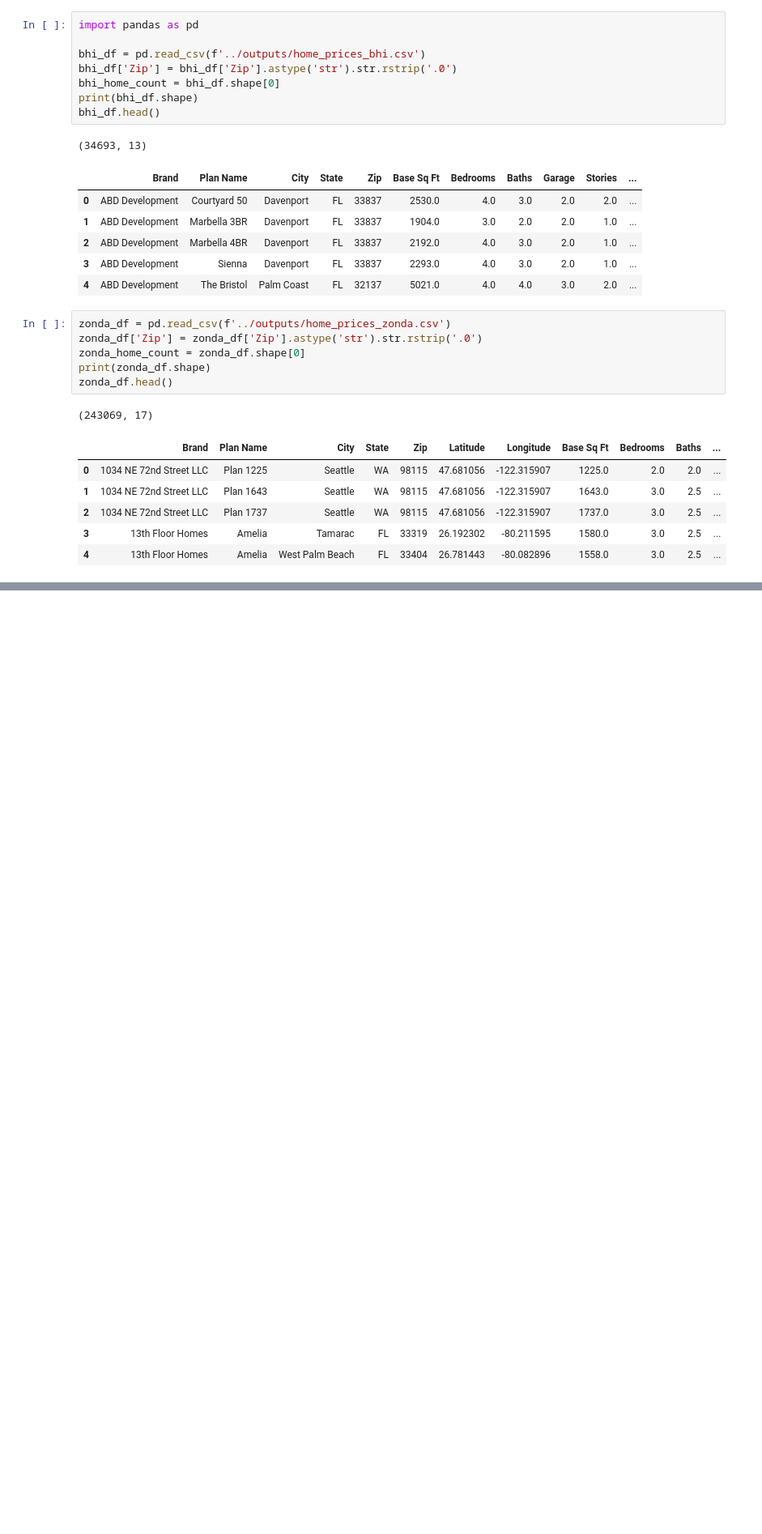
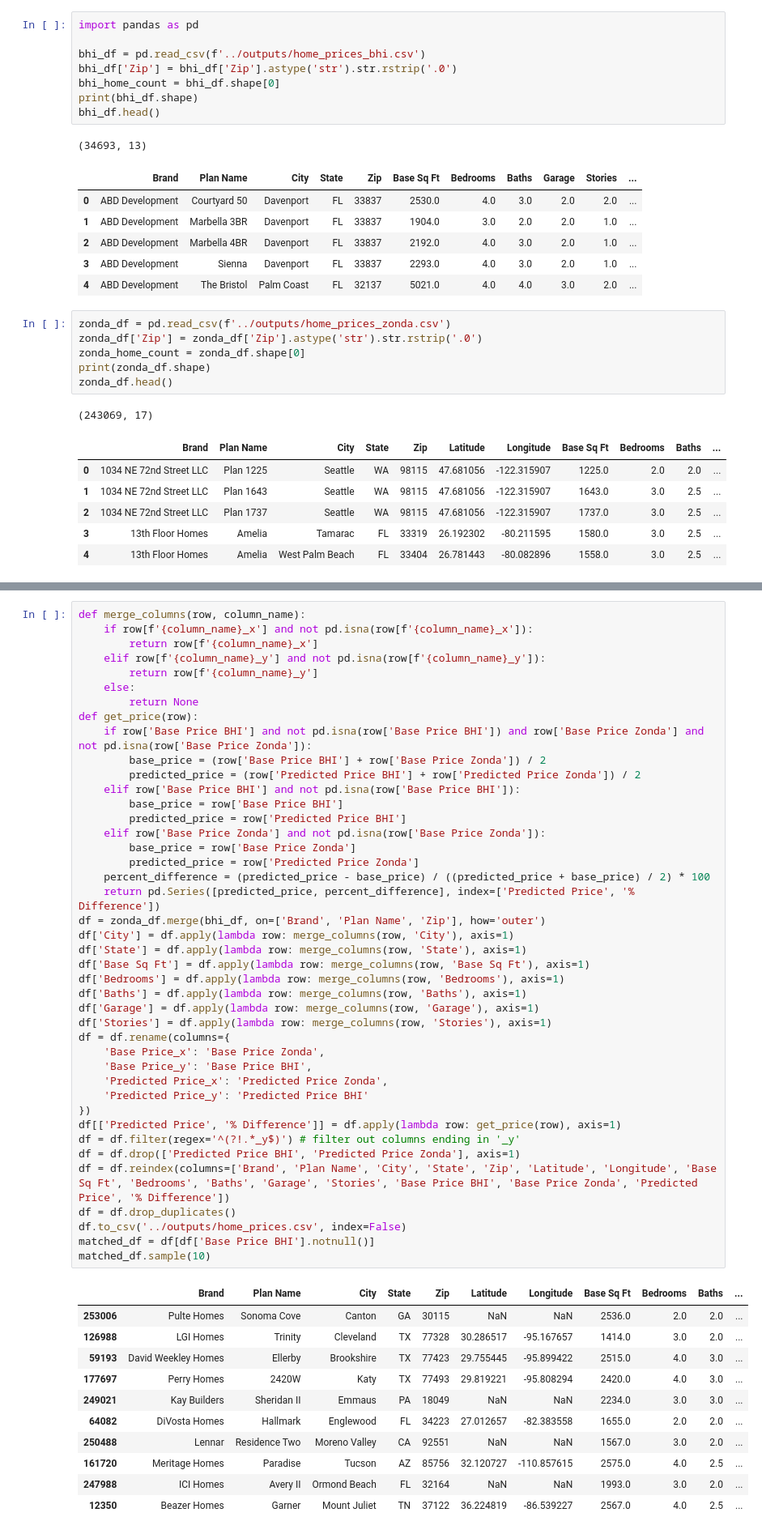
Before and after one commit to PaulGilchrist/machine-learning3, a Jupyter notebook: notebooks/postprocessint_home_prices.ipynb, the cells around one changed output, grey strips where cells are left out. Shown: that part at 81% size. Saved outputs shown, nothing was run; the diff lists cells and outputs as text; blank space fills up the shorter version.

Commit message:
Fix BHI/Zonda merge

```diff
--- a/notebooks/postprocessint_home_prices.ipynb
+++ b/notebooks/postprocessint_home_prices.ipynb
@@ -76,0 +33,54 @@ matched_df.sample(10)
+# %%
+def merge_columns(row, column_name):
+    if row[f'{column_name}_x'] and not pd.isna(row[f'{column_name}_x']):
+        return row[f'{column_name}_x']
+    elif row[f'{column_name}_y'] and not pd.isna(row[f'{column_name}_y']):
+        return row[f'{column_name}_y']
+    else:
+        return None
+def get_price(row):
+    if row['Base Price BHI'] and not pd.isna(row['Base Price BHI']) and row['Base Price Zonda'] and not pd.isna(row['Base Price Zonda']):
+        base_price = (row['Base Price BHI'] + row['Base Price Zonda']) / 2
+        predicted_price = (row['Predicted Price BHI'] + row['Predicted Price Zonda']) / 2
+    elif row['Base Price BHI'] and not pd.isna(row['Base Price BHI']):
+        base_price = row['Base Price BHI']
+        predicted_price = row['Predicted Price BHI']
+    elif row['Base Price Zonda'] and not pd.isna(row['Base Price Zonda']):
+        base_price = row['Base Price Zonda']
+        predicted_price = row['Predicted Price Zonda']
+    percent_difference = (predicted_price - base_price) / ((predicted_price + base_price) / 2) * 100
+    return pd.Series([predicted_price, percent_difference], index=['Predicted Price', '% Difference'])
+df = zonda_df.merge(bhi_df, on=['Brand', 'Plan Name', 'Zip'], how='outer')
+df['City'] = df.apply(lambda row: merge_columns(row, 'City'), axis=1)
+df['State'] = df.apply(lambda row: merge_columns(row, 'State'), axis=1)
+df['Base Sq Ft'] = df.apply(lambda row: merge_columns(row, 'Base Sq Ft'), axis=1)
+df['Bedrooms'] = df.apply(lambda row: merge_columns(row, 'Bedrooms'), axis=1)
+df['Baths'] = df.apply(lambda row: merge_columns(row, 'Baths'), axis=1)
+df['Garage'] = df.apply(lambda row: merge_columns(row, 'Garage'), axis=1)
+df['Stories'] = df.apply(lambda row: merge_columns(row, 'Stories'), axis=1)
+df = df.rename(columns={
+    'Base Price_x': 'Base Price Zonda',
+    'Base Price_y': 'Base Price BHI',
+    'Predicted Price_x': 'Predicted Price Zonda',
+    'Predicted Price_y': 'Predicted Price BHI'
+})
+df[['Predicted Price', '% Difference']] = df.apply(lambda row: get_price(row), axis=1)
+df = df.filter(regex='^(?!.*_y$)') # filter out columns ending in '_y'
+df = df.drop(['Predicted Price BHI', 'Predicted Price Zonda'], axis=1)
+df = df.reindex(columns=['Brand', 'Plan Name', 'City', 'State', 'Zip', 'Latitude', 'Longitude', 'Base Sq Ft', 'Bedrooms', 'Baths', 'Garage', 'Stories', 'Base Price BHI', 'Base Price Zonda', 'Predicted Price', '% Difference'])
+df = df.drop_duplicates()
+df.to_csv('../outputs/home_prices.csv', index=False)
+matched_df = df[df['Base Price BHI'].notnull()]
+matched_df.sample(10)
+# %% [output]
+|  | Brand | Plan Name | City | State | Zip | Latitude | Longitude | Base Sq Ft | Bedrooms | Baths | ... |
+| 253006 | Pulte Homes | Sonoma Cove | Canton | GA | 30115 | NaN | NaN | 2536.0 | 2.0 | 2.0 | ... |
+| 126988 | LGI Homes | Trinity | Cleveland | TX | 77328 | 30.286517 | -95.167657 | 1414.0 | 3.0 | 2.0 | ... |
+| 59193 | David Weekley Homes | Ellerby | Brookshire | TX | 77423 | 29.755445 | -95.899422 | 2515.0 | 4.0 | 3.0 | ... |
+| 177697 | Perry Homes | 2420W | Katy | TX | 77493 | 29.819221 | -95.808294 | 2420.0 | 4.0 | 3.0 | ... |
+| 249021 | Kay Builders | Sheridan II | Emmaus | PA | 18049 | NaN | NaN | 2234.0 | 3.0 | 3.0 | ... |
+| 64082 | DiVosta Homes | Hallmark | Englewood | FL | 34223 | 27.012657 | -82.383558 | 1655.0 | 2.0 | 2.0 | ... |
+| 250488 | Lennar | Residence Two | Moreno Valley | CA | 92551 | NaN | NaN | 1567.0 | 3.0 | 2.0 | ... |
+| 161720 | Meritage Homes | Paradise | Tucson | AZ | 85756 | 32.120727 | -110.857615 | 2575.0 | 4.0 | 2.5 | ... |
+| 247988 | ICI Homes | Avery II | Ormond Beach | FL | 32164 | NaN | NaN | 1993.0 | 3.0 | 2.0 | ... |
+| 12350 | Beazer Homes | Garner | Mount Juliet | TN | 37122 | 36.224819 | -86.539227 | 2567.0 | 4.0 | 2.5 | ... |
```
Also changed, not shown: parts of 1 cell of this notebook, 3 other files.
